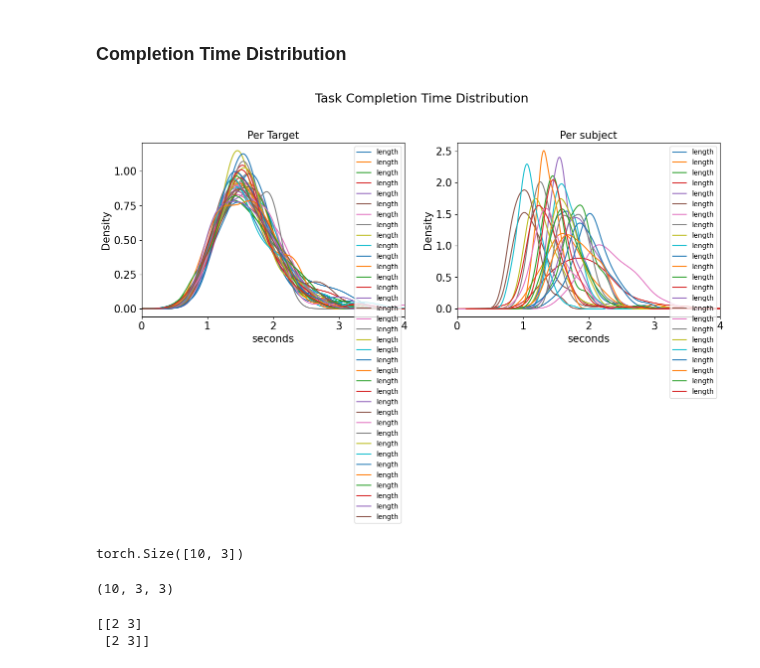
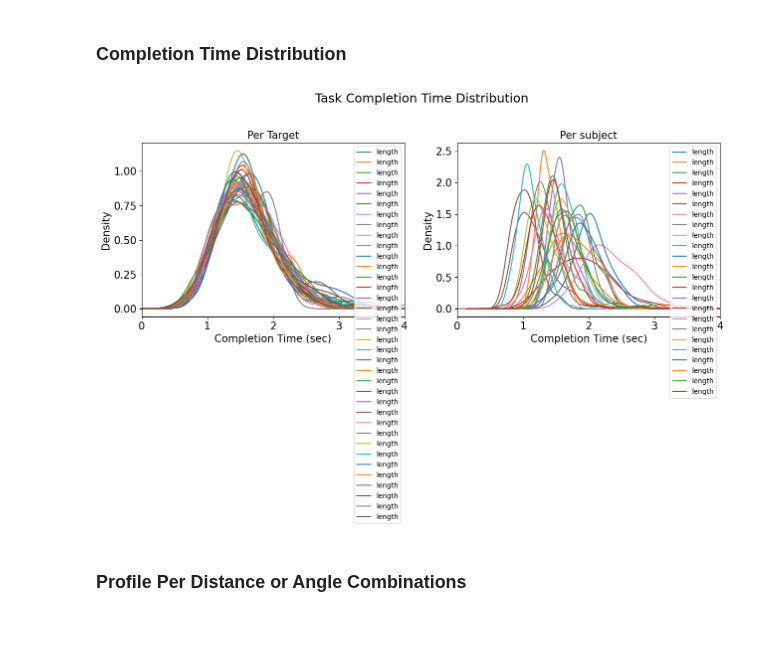
Before and after one commit to gitscade/stats, a Jupyter notebook: 05_temporal.ipynb, the cells around one changed output. Drawn from its saved outputs; the diff is of its cells as text; code cells hidden in the pictures; blank space fills up the shorter version.

```diff
--- a/05_temporal.ipynb
+++ b/05_temporal.ipynb
@@ -283,88 +314,45 @@ def plot_tasktime_distribution(dffile):
     # ===== plot by combination =====================
     ax1 = plt.subplot(2, 2, 1)
     ax1.set_title("Per Target", fontsize=15)
-    ax1.set_xlabel('seconds', fontsize=15)
+    ax1.set_xlabel('Completion Time (sec)', fontsize=15)
     ax1.set_ylabel('density', fontsize=15)
     ax1.locator_params(nbins=5, axis='x') #xtick density
     ax1.locator_params(nbins=6, axis='y') #xtick density
-
+    ax1.set_xlim(0, 4)
     df = dffile.loc[ dffile['sub_idx']<16]
     df_combination = pd.DataFrame()
     for cIdx in range(36):
         v1, v2, v3, v4 = cIdx, 36+cIdx, 72+cIdx, 108+cIdx
         df_comb = df.loc[ (df['file_idx'] == v1) | (df['file_idx'] ==v2) | (df['file_idx'] == v3) | (df['file_idx'] == v4)]
         df_comb = df_comb.loc[df_comb['length'] > -1].reset_index(drop=True)
         col_name = 'c' + str(cIdx)
         df_comb_length = df_comb['length']/120
         # print(df_comb_length.shape[0], "//", round(df_comb_length.mean(),2), "/", round(df_comb_length.min(),2), "/", round(df_comb_length.max(),2), "/", round(df_comb_length.std(),2))
+        ax = df_comb_length.plot.kde()
 
-        ax = df_comb_length.plot.kde()
-        ax.set_xlabel('seconds')
-        ax.set_xlim(0, 4)
 
 
     # ===== plot by subject =========================
     ax2 = plt.subplot(2, 2, 2)
     ax2.set_title("Per subject", fontsize=15)
-    ax2.set_xlabel('seconds', fontsize=15)
+    ax2.set_xlabel('Completion Time (sec)', fontsize=15)
     ax2.set_ylabel('density', fontsize=15)
     ax2.locator_params(nbins=5, axis='x') #xtick density
     ax2.locator_params(nbins=6, axis='y') #xtick density
+    ax2.set_xlim(0, 4)
 
     df = dffile
     for sIdx in range(24):
         df_sub = df.loc[ (df['sub_idx'] == sIdx) ]
         df_sub = df_sub.loc[df_sub['length'] > -1].reset_index(drop=True)
         df_sub_length = df_sub['length']/120
         # print(sIdx, "//", round(df_sub_length.mean(),2), "/", round(df_sub_length.min(),2), "/", round(df_sub_length.max(),2), "/", round(df_sub_length.std(),2))
+        ax = df_sub_length.plot.kde()
 
-        ax = df_sub_length.plot.kde()
-        ax.set_xlim(0, 4)
     ax1.legend()
     ax2.legend()
 plot_tasktime_distribution(dffile)
 # %% [output]
-[figure, old version]
+[figure, new version]
-# %%
-import torch
-a= torch.tensor([0,1,2], dtype=torch.float32)
-b = torch.unsqueeze(a, 0).expand(10,3)
-print(b.shape)
-# %% [output]
-torch.Size([10, 3])
-# %%
-a = torch.rand(10,3)
-b = torch.rand(10,3)
-
-def calc_rot_matrix(a, b):
-    """
-    https://math.stackexchange.com/questions/180418/calculate-rotation-matrix-to-align-vector-a-to-vector-b-in-3d
-    matrix R that rotates unit vector a onto unit vector b
-    input: v1: (N,3)
-    input: v2: (N,3)
-    """
-    rot_list = []
-    for f in range(a.shape[0]):
-        v1 = a[f]
-        v2 = b[f]
-        v = np.cross(v1, v2)
-        s = np.linalg.norm(v)
-        c = np.dot(v1, v2)
-        vx = np.array([[0, -v[2], v[1]], [v[2], 0, -v[0]], [-v[1], v[0], 0]])
-        mat = np.eye(3) + vx + np.dot(vx,vx)/(1+c)
-        rot_list.append(mat)
-    r = np.array(rot_list)
-    return r
-
-r=calc_rot_matrix(a,b)
-print(r.shape)
-# %% [output]
-(10, 3, 3)
-# %%
-a = np.array([[0,1,0],[0,0,1]])
-b = np.array([[2,2,2],[3,3,3]])
-c = np.inner(a,b)
-print(c)
-# %% [output]
-[[2 3]
- [2 3]]
+# %% [markdown]
+### Profile Per Distance or Angle Combinations
```
Also changed, not shown: parts of 4 cells of this notebook, 3 other files.
